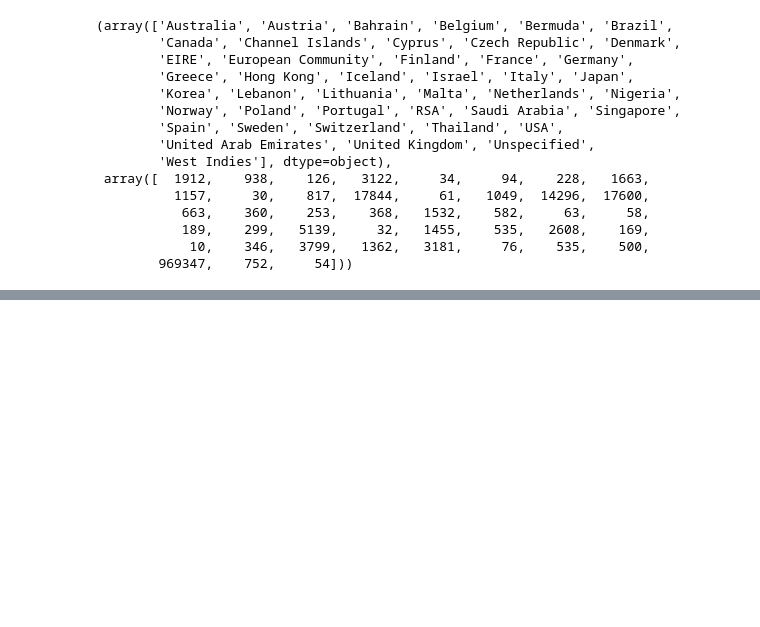
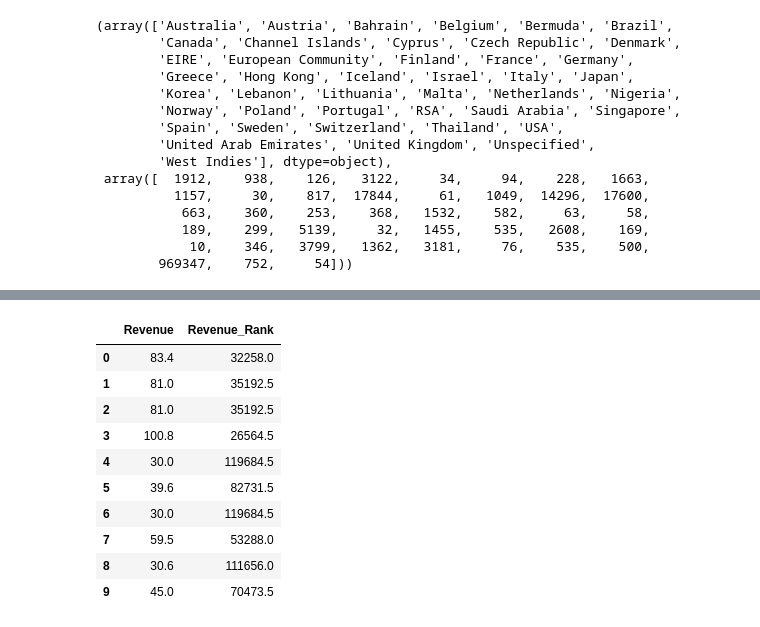
Before and after one commit to harishyadav00079-sudo/Global-Ecommerce-Analytics, a Jupyter notebook: 4_Python/analysis.ipynb, the cells around one changed output, grey strips where cells are left out. Cells and saved outputs as stored; diff of their text form; code cells hidden in the pictures; blank space fills up the shorter version.

```diff
--- a/4_Python/analysis.ipynb
+++ b/4_Python/analysis.ipynb
@@ -378,0 +706,14 @@ np.unique(country,return_counts=True)
+# %%
+df[["Revenue", "Revenue_Rank"]].head(10)
+# %% [output]
+|  | Revenue | Revenue_Rank |
+| 0 | 83.4 | 32258.0 |
+| 1 | 81.0 | 35192.5 |
+| 2 | 81.0 | 35192.5 |
+| 3 | 100.8 | 26564.5 |
+| 4 | 30.0 | 119684.5 |
+| 5 | 39.6 | 82731.5 |
+| 6 | 30.0 | 119684.5 |
+| 7 | 59.5 | 53288.0 |
+| 8 | 30.6 | 111656.0 |
+| 9 | 45.0 | 70473.5 |
```
Also changed, not shown: parts of 54 cells of this notebook.
